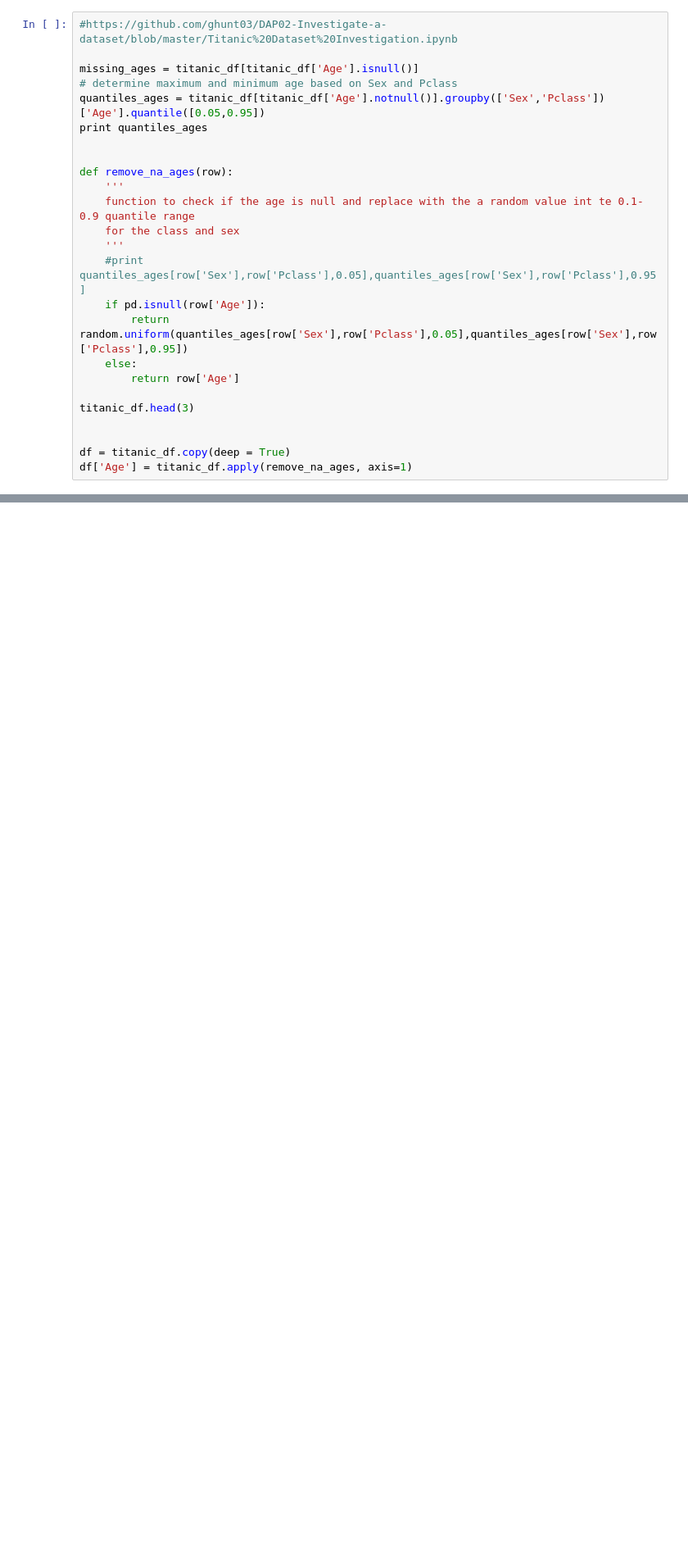
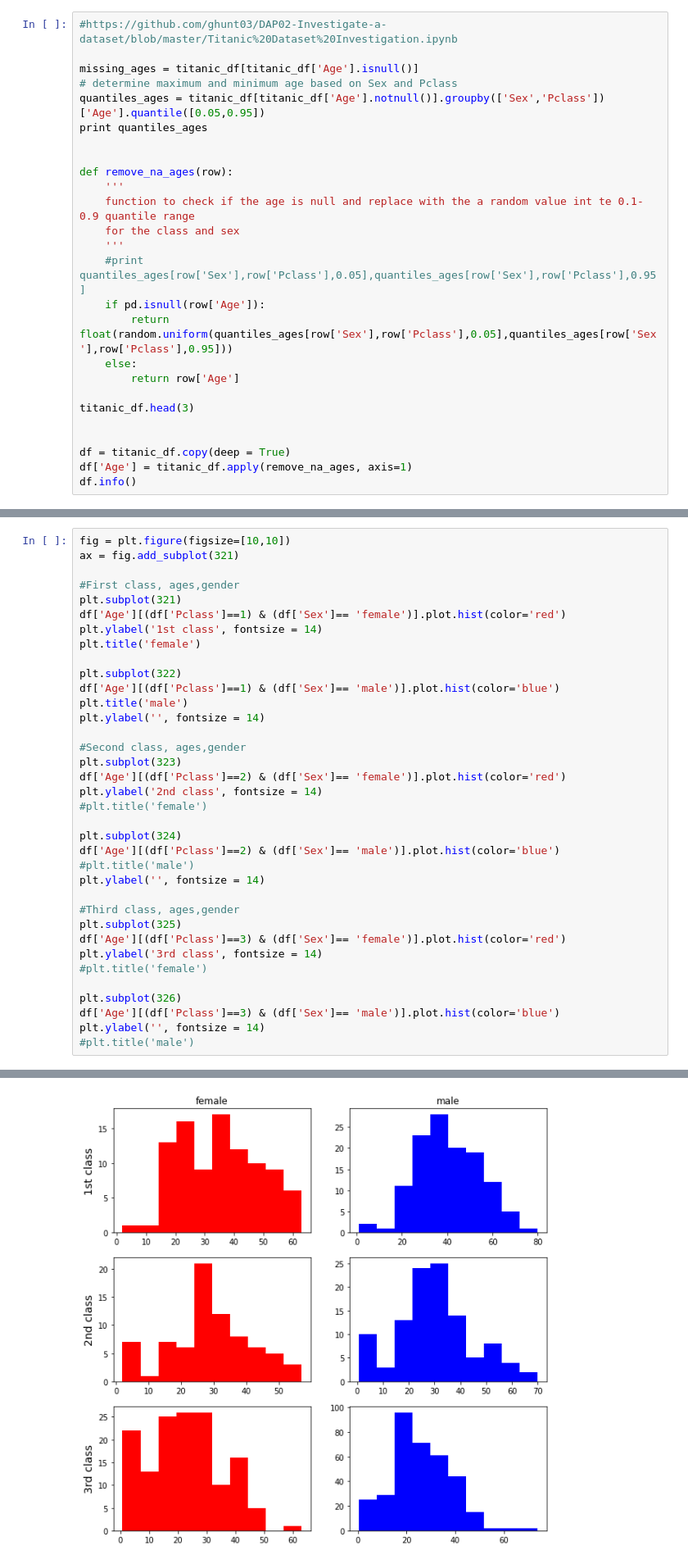
Before and after one commit to mabelvj/data-analyst-nanodegree, a Jupyter notebook: P2-investigate-dataset/P2_report.ipynb, the cells around one changed output, grey strips where cells are left out. Shown at 82% size. Cells and saved outputs as stored; diff of their text form; blank space fills up the shorter version.

```diff
--- a/P2-investigate-dataset/P2_report.ipynb
+++ b/P2-investigate-dataset/P2_report.ipynb
@@ -121,7 +121,7 @@ def remove_na_ages(row):
     '''
     #print quantiles_ages[row['Sex'],row['Pclass'],0.05],quantiles_ages[row['Sex'],row['Pclass'],0.95]
     if pd.isnull(row['Age']):
-        return random.uniform(quantiles_ages[row['Sex'],row['Pclass'],0.05],quantiles_ages[row['Sex'],row['Pclass'],0.95])
+        return float(random.uniform(quantiles_ages[row['Sex'],row['Pclass'],0.05],quantiles_ages[row['Sex'],row['Pclass'],0.95]))
     else:
         return row['Age']
 
@@ -130,6 +130,7 @@ titanic_df.head(3)
 
 df = titanic_df.copy(deep = True)
 df['Age'] = titanic_df.apply(remove_na_ages, axis=1)
+df.info()
 # %% [output]
 Sex     Pclass
 female  1       0.05    16.00
@@ -154,0 +152,37 @@ ValueError: Grouper for 'Age' not 1-dimensional
+# %%
+fig = plt.figure(figsize=[10,10])
+ax = fig.add_subplot(321)
+
+#First class, ages,gender
+plt.subplot(321)
+df['Age'][(df['Pclass']==1) & (df['Sex']== 'female')].plot.hist(color='red')
+plt.ylabel('1st class', fontsize = 14)
+plt.title('female')
+
+plt.subplot(322)
+df['Age'][(df['Pclass']==1) & (df['Sex']== 'male')].plot.hist(color='blue')
+plt.title('male')
+plt.ylabel('', fontsize = 14)
+
+#Second class, ages,gender
+plt.subplot(323)
+df['Age'][(df['Pclass']==2) & (df['Sex']== 'female')].plot.hist(color='red')
+plt.ylabel('2nd class', fontsize = 14)
+#plt.title('female')
+
+plt.subplot(324)
+df['Age'][(df['Pclass']==2) & (df['Sex']== 'male')].plot.hist(color='blue')
+#plt.title('male')
+plt.ylabel('', fontsize = 14)
+
+#Third class, ages,gender
+plt.subplot(325)
+df['Age'][(df['Pclass']==3) & (df['Sex']== 'female')].plot.hist(color='red')
+plt.ylabel('3rd class', fontsize = 14)
+#plt.title('female')
+
+plt.subplot(326)
+df['Age'][(df['Pclass']==3) & (df['Sex']== 'male')].plot.hist(color='blue')
+plt.ylabel('', fontsize = 14)
+#plt.title('male')
+# %% [output]
@@ -154,0 +190 @@ ValueError: Grouper for 'Age' not 1-dimensional
+[figure, added]
```
Also changed, not shown: parts of 6 cells of this notebook.
